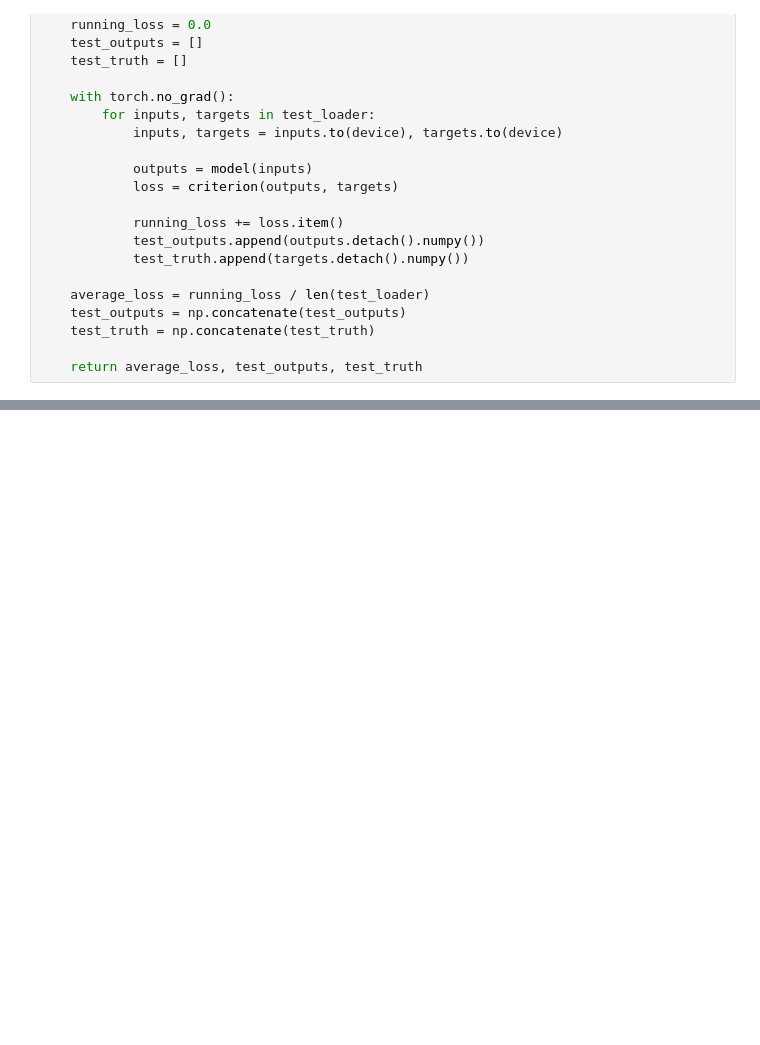
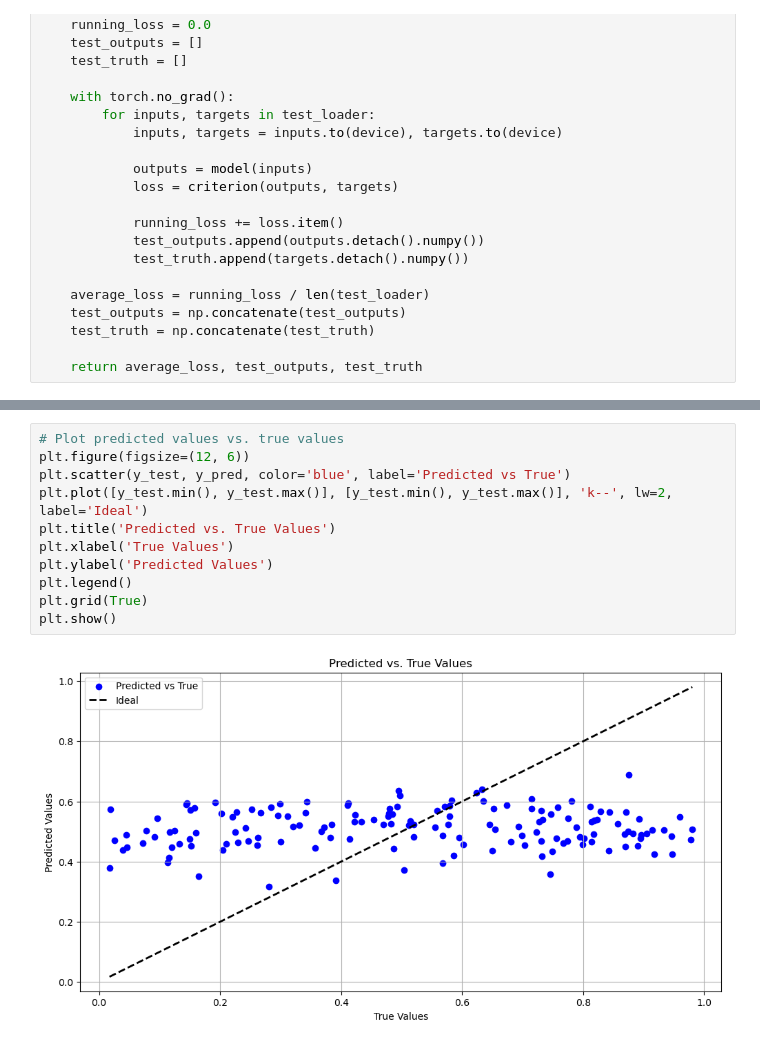
Before and after one commit to janMagnusHeimann/tum_ai_MIT_impact_project, a Jupyter notebook: main.ipynb, the cells around one changed output, grey strips where cells are left out. Saved outputs shown, nothing was run; the diff lists cells and outputs as text; blank space fills up the shorter version.

```diff
--- a/main.ipynb
+++ b/main.ipynb
@@ -286,0 +288,13 @@ Test RMSE: 0.2892
+# %%
+# Plot predicted values vs. true values
+plt.figure(figsize=(12, 6))
+plt.scatter(y_test, y_pred, color='blue', label='Predicted vs True')
+plt.plot([y_test.min(), y_test.max()], [y_test.min(), y_test.max()], 'k--', lw=2, label='Ideal')
+plt.title('Predicted vs. True Values')
+plt.xlabel('True Values')
+plt.ylabel('Predicted Values')
+plt.legend()
+plt.grid(True)
+plt.show()
+# %% [output]
+[figure, added]
```
Also changed, not shown: parts of 4 cells of this notebook.
